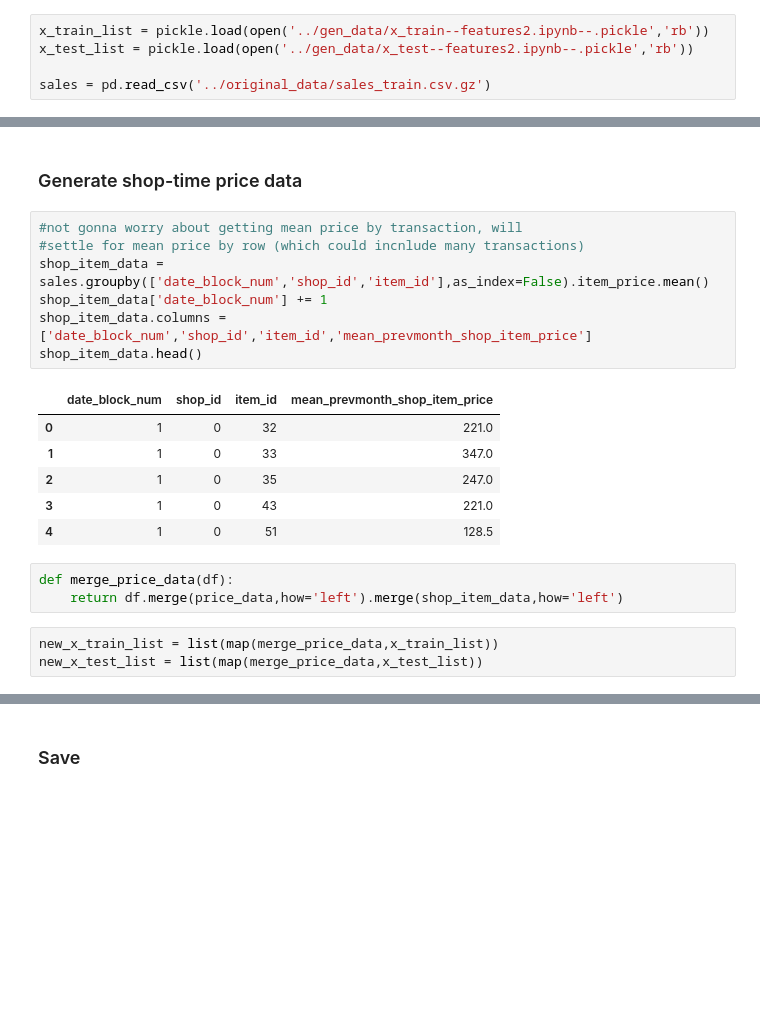
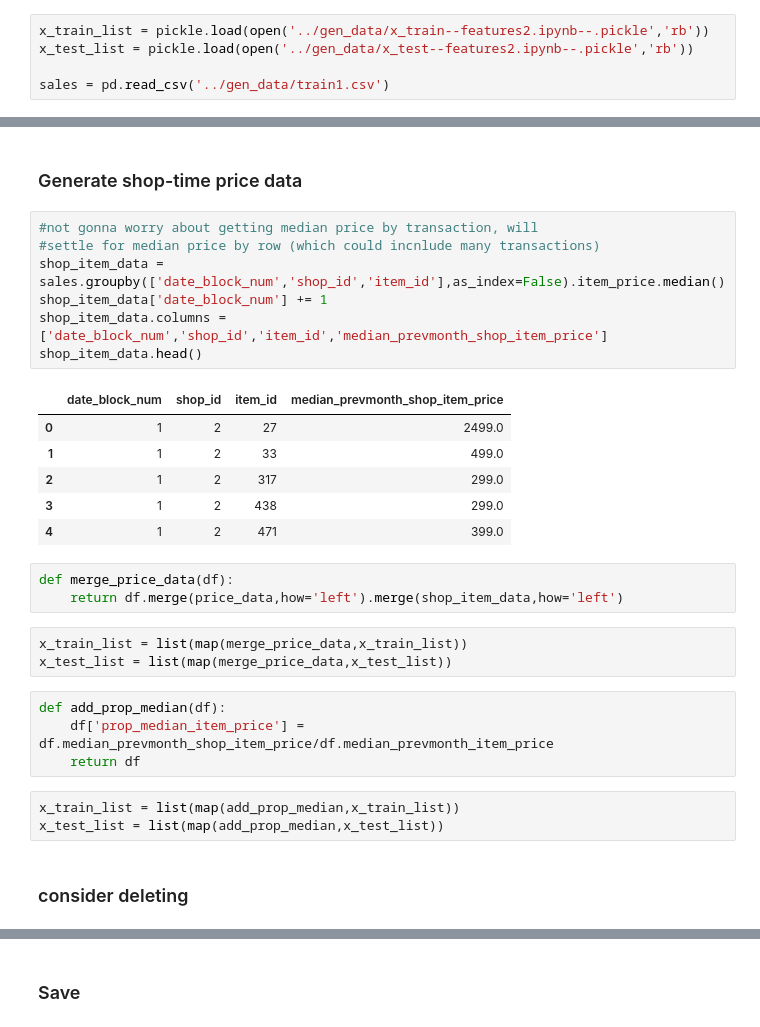
Before and after one commit to JordanJamesSands/predict_future_sales_2, a Jupyter notebook: enrichment/features3.ipynb, the cells around one changed output, grey strips where cells are left out. Saved outputs shown, nothing was run; the diff lists cells and outputs as text; blank space fills up the shorter version.

Commit message:
Worked on data prep

```diff
--- a/enrichment/features3.ipynb
+++ b/enrichment/features3.ipynb
@@ -8,4 +6,4 @@ SAVE_TIME=False
 x_train_list = pickle.load(open('../gen_data/x_train--features2.ipynb--.pickle','rb'))
 x_test_list = pickle.load(open('../gen_data/x_test--features2.ipynb--.pickle','rb'))
 
-sales = pd.read_csv('../original_data/sales_train.csv.gz')
+sales = pd.read_csv('../gen_data/train1.csv')
@@ -68,23 +23,32 @@ price_data.head()
 # %% [markdown]
 ### Generate shop-time price data
 # %%
-#not gonna worry about getting mean price by transaction, will
-#settle for mean price by row (which could incnlude many transactions)
-shop_item_data = sales.groupby(['date_block_num','shop_id','item_id'],as_index=False).item_price.mean()
+#not gonna worry about getting median price by transaction, will
+#settle for median price by row (which could incnlude many transactions)
+shop_item_data = sales.groupby(['date_block_num','shop_id','item_id'],as_index=False).item_price.median()
 shop_item_data['date_block_num'] += 1
-shop_item_data.columns = ['date_block_num','shop_id','item_id','mean_prevmonth_shop_item_price']
+shop_item_data.columns = ['date_block_num','shop_id','item_id','median_prevmonth_shop_item_price']
 shop_item_data.head()
 # %% [output]
-|  | date_block_num | shop_id | item_id | mean_prevmonth_shop_item_price |
-| 0 | 1 | 0 | 32 | 221.0 |
-| 1 | 1 | 0 | 33 | 347.0 |
-| 2 | 1 | 0 | 35 | 247.0 |
-| 3 | 1 | 0 | 43 | 221.0 |
-| 4 | 1 | 0 | 51 | 128.5 |
+|  | date_block_num | shop_id | item_id | median_prevmonth_shop_item_price |
+| 0 | 1 | 2 | 27 | 2499.0 |
+| 1 | 1 | 2 | 33 | 499.0 |
+| 2 | 1 | 2 | 317 | 299.0 |
+| 3 | 1 | 2 | 438 | 299.0 |
+| 4 | 1 | 2 | 471 | 399.0 |
 # %%
 def merge_price_data(df):
     return df.merge(price_data,how='left').merge(shop_item_data,how='left')
 # %%
-new_x_train_list = list(map(merge_price_data,x_train_list))
-new_x_test_list = list(map(merge_price_data,x_test_list))
+x_train_list = list(map(merge_price_data,x_train_list))
+x_test_list = list(map(merge_price_data,x_test_list))
+# %%
+def add_prop_median(df):
+    df['prop_median_item_price'] = df.median_prevmonth_shop_item_price/df.median_prevmonth_item_price
+    return df
+# %%
+x_train_list = list(map(add_prop_median,x_train_list))
+x_test_list = list(map(add_prop_median,x_test_list))
+# %% [markdown]
+### consider deleting
 # %%
```
Also changed, not shown: parts of 24 cells of this notebook, 8 other files.
